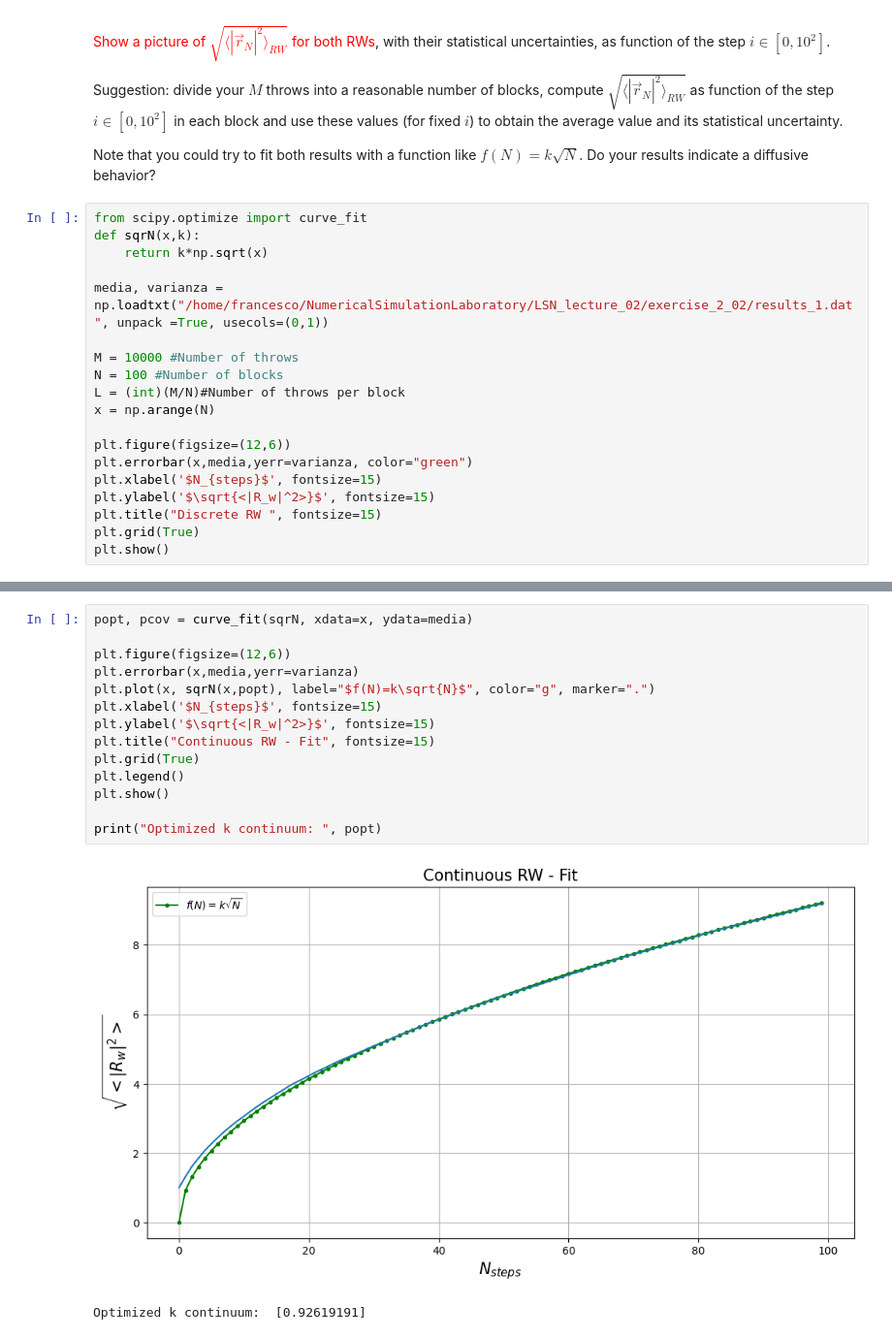
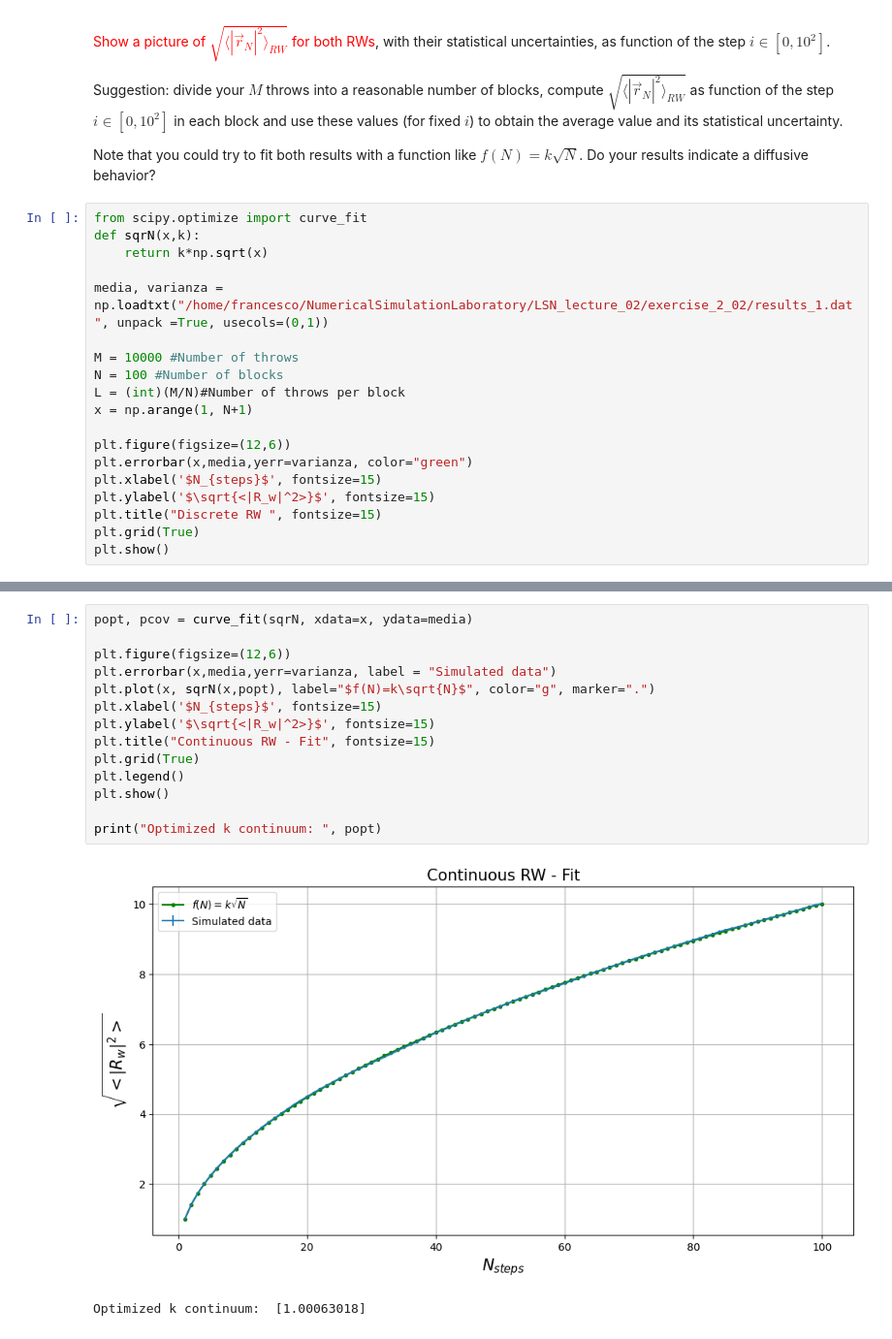
Before and after one commit to francescogrienti/NumericalSimulationLaboratory, a Jupyter notebook: LSN_lecture_02/notebook_2.ipynb, the cells around one changed output, grey strips where cells are left out. Shown at 97% size. Drawn from its saved outputs; the diff is of its cells as text.

```diff
--- a/LSN_lecture_02/notebook_2.ipynb
+++ b/LSN_lecture_02/notebook_2.ipynb
@@ -110,7 +111,7 @@ media, varianza = np.loadtxt("/home/francesco/NumericalSimulationLaboratory/LSN_
 M = 10000 #Number of throws
 N = 100 #Number of blocks
 L = (int)(M/N)#Number of throws per block
-x = np.arange(N)
+x = np.arange(1, N+1)
 
 plt.figure(figsize=(12,6))
 plt.errorbar(x,media,yerr=varianza, color="green")
@@ -153,17 +154,17 @@ plt.show()
 # %%
 popt, pcov = curve_fit(sqrN, xdata=x, ydata=media)
 
 plt.figure(figsize=(12,6))
-plt.errorbar(x,media,yerr=varianza)
+plt.errorbar(x,media,yerr=varianza, label = "Simulated data")
 plt.plot(x, sqrN(x,popt), label="$f(N)=k\sqrt{N}$", color="g", marker=".")
 plt.xlabel('$N_{steps}$', fontsize=15)
 plt.ylabel('$\sqrt{<|R_w|^2>}$', fontsize=15)
 plt.title("Continuous RW - Fit", fontsize=15)
 plt.grid(True)
 plt.legend()
 plt.show()
 
 print("Optimized k continuum: ", popt)
 # %% [output]
-[figure, old version]
+[figure, new version]
-Optimized k continuum:  [0.92619191]
+Optimized k continuum:  [1.00063018]
```
Also changed, not shown: parts of 6 cells of this notebook, 10 other files.
